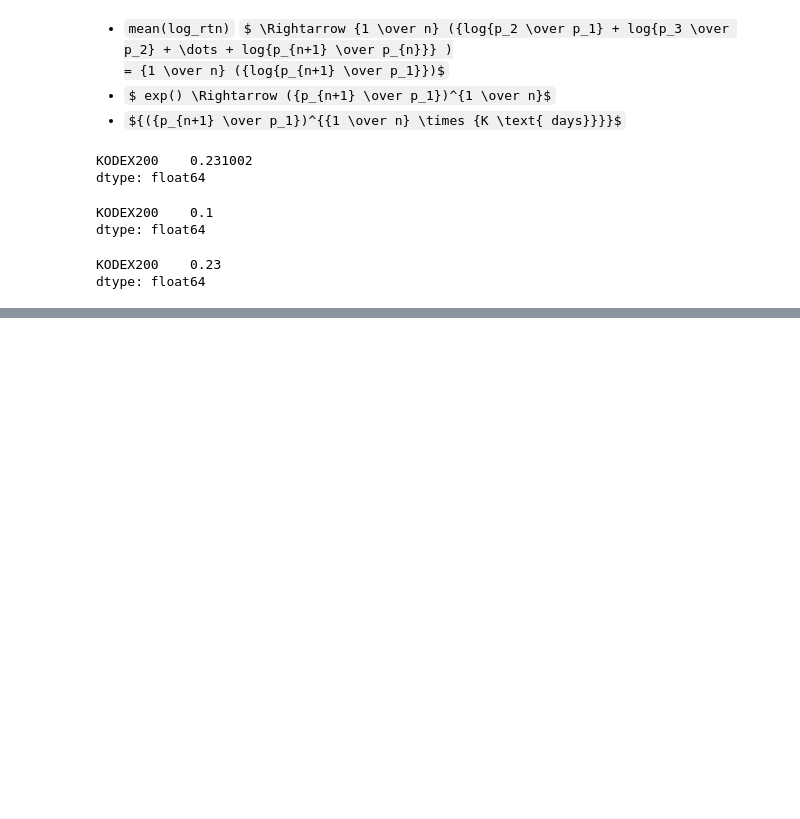
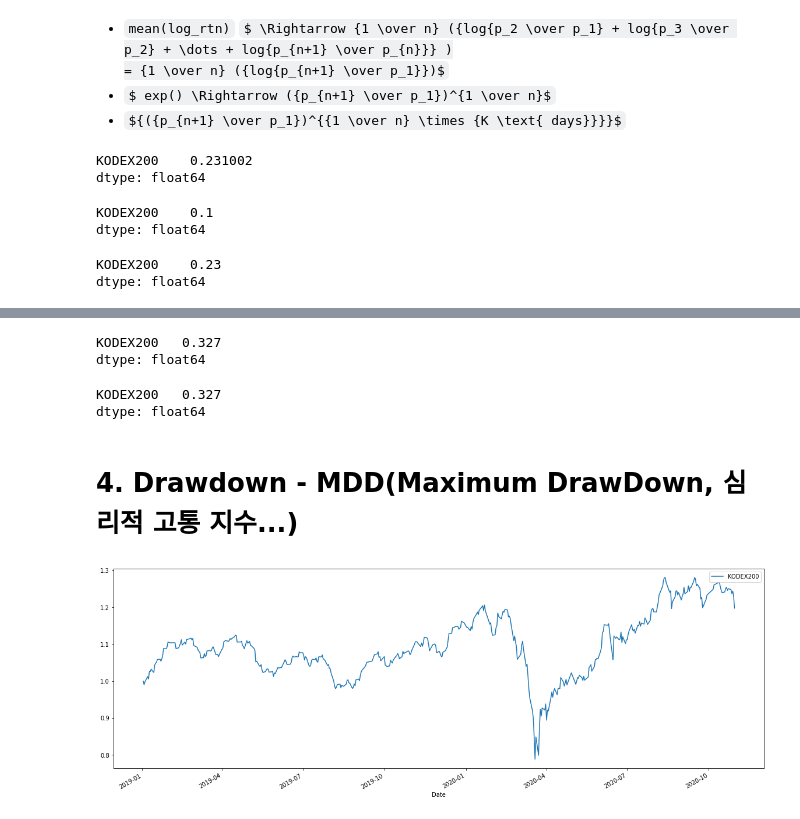
Before and after one commit to JihoQuant/Python-Pandas-Part-1, a Jupyter notebook: part2/3. Performance Indicator.ipynb, the cells around one changed output, grey strips where cells are left out. Saved outputs shown, nothing was run; the diff lists cells and outputs as text; code cells hidden in the pictures; some formulas as TeX source; blank space fills up the shorter version.

Commit message:
✏️ about performance indicators
- CAGR
- Sharpe Ratio
- Drawdown

```diff
--- a/part2/3. Performance Indicator.ipynb
+++ b/part2/3. Performance Indicator.ipynb
@@ -150,8 +150,9 @@ import FinanceDataReader as fdr
 df = fdr.DataReader("069500", "2019-01-02", "2020-10-30")
 # %%
 import numpy as np
+from pandas import DataFrame
 
-log_rtn_df = np.log(df.pct_change() + 1).fillna(0)
+log_rtn_df: DataFrame = np.log(df.pct_change() + 1).fillna(0)
 log_rtn_df = log_rtn_df[["Close"]]
 log_rtn_df.columns = ["KODEX200"]
 log_rtn_df.head(3)
@@ -195,0 +202,3 @@ dtype: float64
+# %%
+cum_rtn_df = np.exp(log_rtn_df.cumsum())
+cum_rtn_df.head(3)
@@ -195,0 +267,7 @@ dtype: float64
+# %%
+yearly_rfr = 0.025
+excess_rtns = log_rtn_df.mean() * 252 - yearly_rfr
+excess_rtns / (log_rtn_df.std() * np.sqrt(252))
+# %% [output]
+KODEX200   0.327
+dtype: float64
@@ -195,0 +277,11 @@ dtype: float64
+# %%
+get_sharpe_ratio(log_rtn_df)
+# %% [output]
+KODEX200   0.327
+dtype: float64
+# %% [markdown]
+# 4. Drawdown - MDD(Maximum DrawDown, 심리적 고통 지수...)
+# %%
+cum_rtn_df.plot(figsize=(20, 7));
+# %% [output]
+[figure, added]
```
Also changed, not shown: parts of 24 cells of this notebook.
